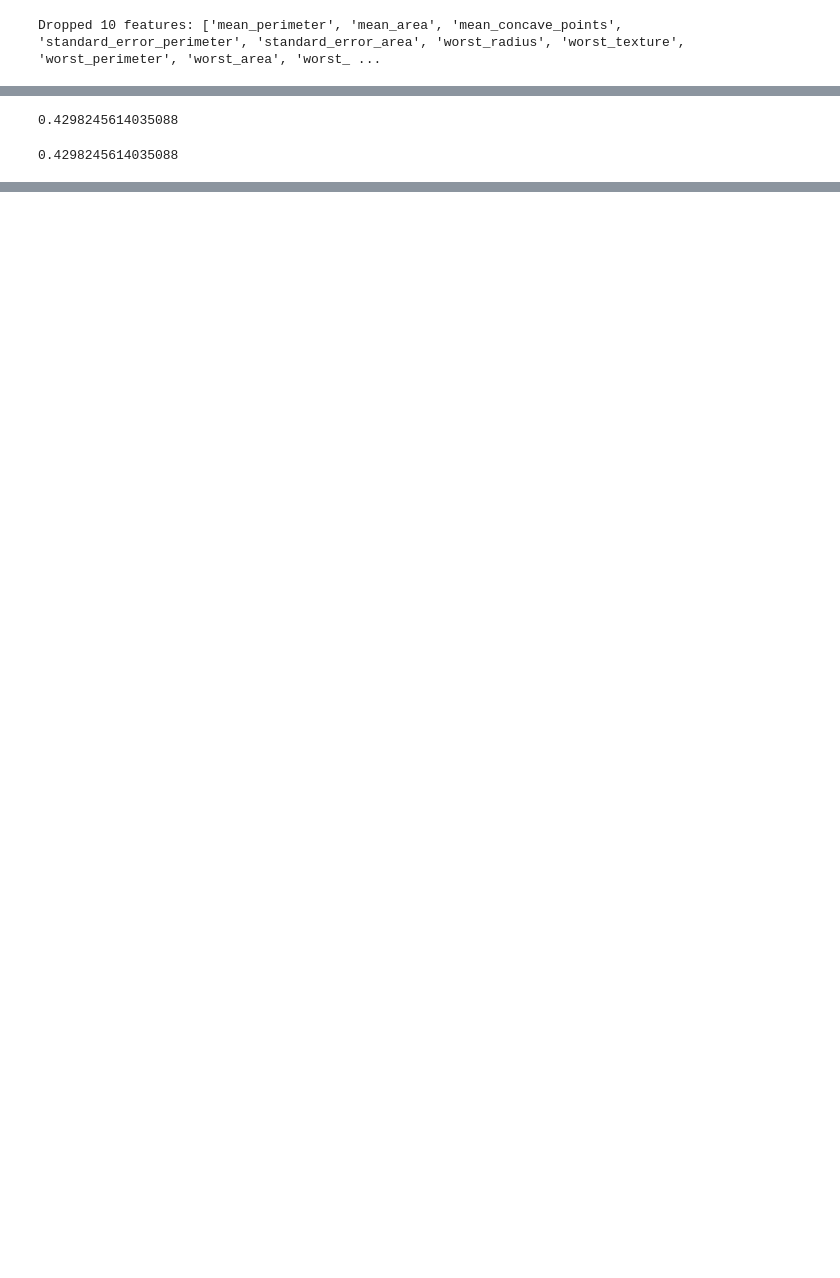
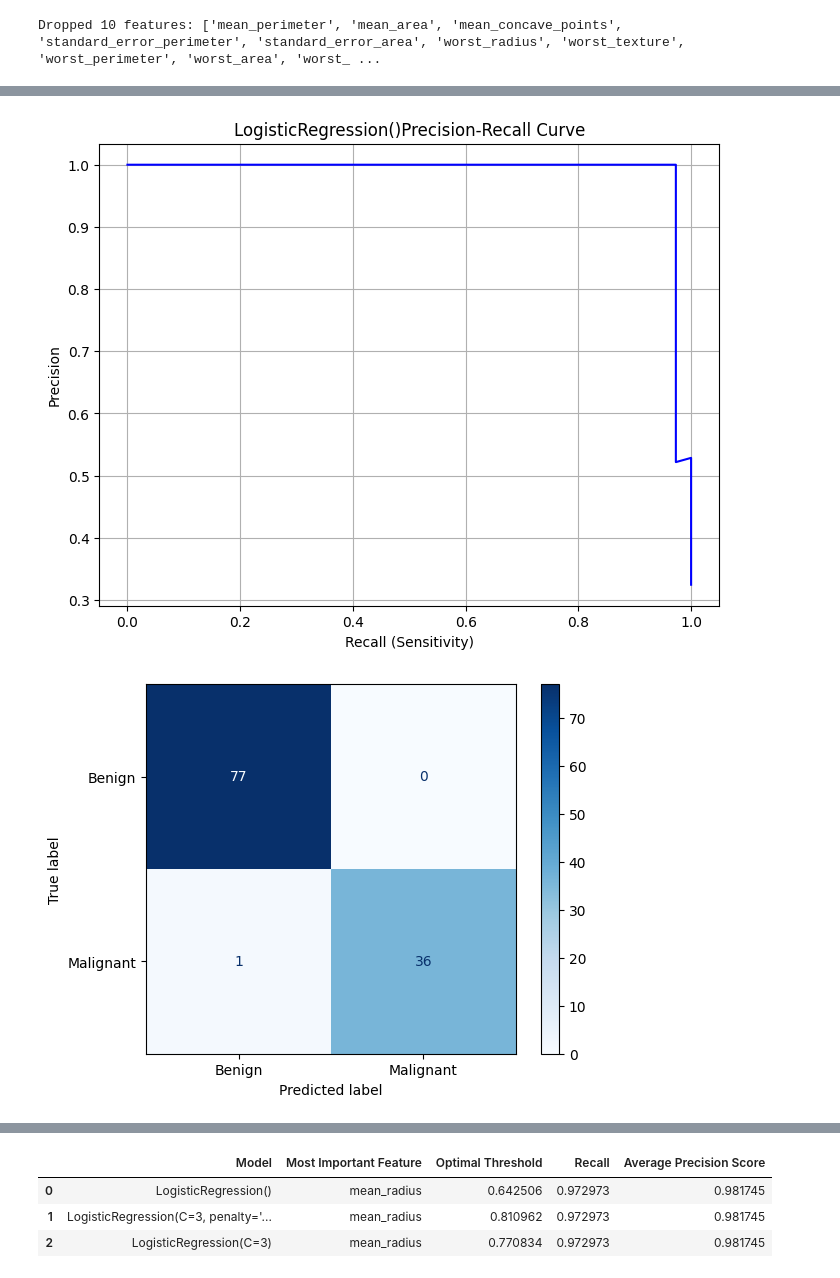
Before and after one commit to jjkim680/Tumor-Classifier, a Jupyter notebook: breastcancer.ipynb, the cells around one changed output, grey strips where cells are left out. Saved outputs shown, nothing was run; the diff lists cells and outputs as text; code cells hidden in the pictures; blank space fills up the shorter version.

Commit message:
compare models

```diff
--- a/breastcancer.ipynb
+++ b/breastcancer.ipynb
@@ -338,4 +238,4 @@ def confusion_matrix_and_recall(test_labels, model_predictions):
     actual_negatives = false_positives + true_negatives
 
     recall = true_positives / actual_positives
-    print('recall:', recall)
+    return recall
@@ -361,10 +242,36 @@ recall: 1.0
-# %%
-l1_ap_score = average_precision_score(y_test, l1_predictions)
-l1_ap_score
-# %% [output]
-0.4298245614035088
-# %%
-l2_ap_score = average_precision_score(y_test, l2_predictions)
-l2_ap_score
-# %% [output]
-0.4298245614035088
+# %%
+def evaluate_model(X_train, y_train, X_test, y_test, model):
+    model.fit(X_train, y_train)
+    probs = model.predict_proba(X_test)[:, 1] # get the model's guesses as probabilities, then get only the probabilities of being malignant
+
+    most_important = most_important_feature(model.coef_[0])
+
+    opt_threshold = optimal_threshold_for_target_recall(probs, model)
+    predictions = predict_using_threshold(probs, opt_threshold)
+    recall = confusion_matrix_and_recall(y_test, predictions)
+    ap_score = average_precision_score(y_test, predictions)
+
+    row = {
+        'Model':str(model),
+        'Most Important Feature':most_important,
+        'Optimal Threshold':opt_threshold,
+        'Recall':recall,
+        'Average Precision Score':ap_score
+    }
+    return row
+# %%
+non_regularized_model = LogisticRegression()
+l1_log_reg_model = LogisticRegression(penalty='l1', solver='liblinear', C=3)
+l2_log_reg_model = LogisticRegression(penalty='l2', C=3)
+# %%
+models = [non_regularized_model, l1_log_reg_model, l2_log_reg_model]
+# %%
+list_of_rows = []
+for model in models:
+    list_of_rows.append(evaluate_model(X_train_light, y_train, X_test_light, y_test, model))
+
+evaluation_summary = pd.DataFrame(list_of_rows)
+evaluation_summary
+# %% [output]
+[figure, added]
+[figure, added]
@@ -370,0 +282,4 @@ l2_ap_score
+|  | Model | Most Important Feature | Optimal Threshold | Recall | Average Precision Score |
+| 0 | LogisticRegression() | mean_radius | 0.642506 | 0.972973 | 0.981745 |
+| 1 | LogisticRegression(C=3, penalty='... | mean_radius | 0.810962 | 0.972973 | 0.981745 |
+| 2 | LogisticRegression(C=3) | mean_radius | 0.770834 | 0.972973 | 0.981745 |
```
Also changed, not shown: parts of 34 cells of this notebook.
